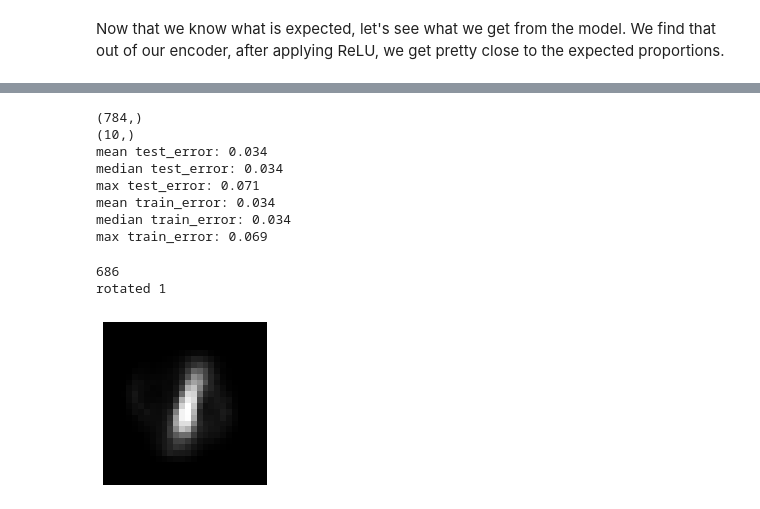
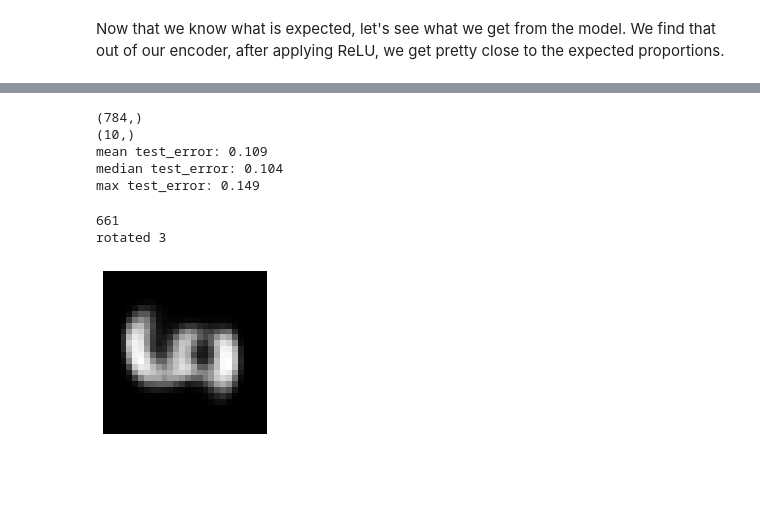
Before and after one commit to suraj-adewale/sc_bulk_ood, a Jupyter notebook: experiments/ssDIVA_stacked_mnist.ipynb, the cells around one changed output, grey strips where cells are left out. Drawn from its saved outputs; the diff is of its cells as text; code cells hidden in the pictures; blank space fills up the shorter version.

```diff
--- a/experiments/ssDIVA_stacked_mnist.ipynb
+++ b/experiments/ssDIVA_stacked_mnist.ipynb
@@ -364,7 +363,11 @@ def sample_z(args):
 
 
 # Sampling latent space
+z_slack = Lambda(sample_z, output_shape = (n_z, ), name="z_samp_slack")([mu_slack, l_sigma_slack, n_z])
 z_prop = Lambda(sample_z, output_shape = (n_z, ), name="z_samp_prop")([mu_prop, l_sigma_prop, n_z])
+z_rot = Lambda(sample_z, output_shape = (n_label, ), name="z_samp_rot")([mu_rot, l_sigma_rot, n_label])
+
+z_concat = concat([z_slack, z_prop, z_rot])
 # %% [markdown]
 ## Decoder + Classifiers
 # %%
@@ -747,0 +678,31 @@ plt.show()
+# %%
+plot_idx = 0
+
+z_slack, mu_prop, z_rot = encoder.predict(X_stack_train, batch_size=batch_size)
+encoded_X0 = mu_prop[plot_idx]
+rotated_vec = z_rot[plot_idx]
+print(f"1-hot encoded condition vector: {Y_stack_train[plot_idx]}\n")
+
+print(f"output from encoder: {encoded_X0}")
+
+encoded_X0[encoded_X0<0] = 0
+print(f"output from encoder (ReLU applied): {encoded_X0}")
+
+print(f"rotation: {label_train[plot_idx]}")
+print(f"rotation (noReLU applied): {rotated_vec}")
+rotated_vec[rotated_vec<0] = 0
+print(f"rotation (ReLU applied): {rotated_vec}")
+
+z_slack, mu_prop, z_rot = encoder.predict(X_stack_train_r, batch_size=batch_size)
+encoded_X0 = mu_prop[plot_idx]
+rotated_vec = z_rot[plot_idx]
+
+print(f"1-hot encoded condition vector: {Y_stack_train_r[plot_idx]}")
+print(f"output from encoder (no ReLU applied): {encoded_X0}")
+encoded_X0[encoded_X0<0] = 0
+print(f"output from encoder (ReLU applied): {encoded_X0}")
+
+print(f"rotation: {label_train[200000+plot_idx]}")
+print(f"output from encoder (noReLU applied): {rotated_vec}")
+rotated_vec[rotated_vec<0] = 0
+print(f"output from encoder (ReLU applied): {rotated_vec}")
@@ -800,32 +900,20 @@ def sum_abs_error(y_pred, y_true):
 def mean_abs_error(y_pred, y_true):
   return np.mean(abs(y_pred - y_true))
 
-output_prop_test = encoder.predict(X_full_test, batch_size=batch_size)
+z_slack, mu_prop, z_rot = encoder.predict(X_full_test, batch_size=batch_size)
 
-test_error = [mean_abs_error(output_prop_test[idx], Y_full_test[idx])
+test_error = [mean_abs_error(mu_prop[idx], Y_full_test[idx])
                   for idx in range(0, X_full_test.shape[0])]
 
 print(f"mean test_error: {np.round(np.mean(test_error), decimals=3)}\n"
       f"median test_error: {np.round(np.median(test_error), decimals=3)}\n"
       f"max test_error: {np.round(np.max(test_error), decimals=3)}")
-
-
-output_prop = encoder.predict(X_full_train, batch_size=batch_size)
-train_error = [mean_abs_error(output_prop[idx], Y_full_train[idx])
-                  for idx in range(0, X_full_train.shape[0])]
-
-print(f"mean train_error: {np.round(np.mean(train_error), decimals=3)}\n"
-      f"median train_error: {np.round(np.median(train_error), decimals=3)}\n"
-      f"max train_error: {np.round(np.max(train_error), decimals=3)}")
 # %% [output]
 (784,)
 (10,)
-mean test_error: 0.034
-median test_error: 0.034
-max test_error: 0.071
-mean train_error: 0.034
-median train_error: 0.034
-max train_error: 0.069
+mean test_error: 0.109
+median test_error: 0.104
+max test_error: 0.149
 # %%
 
 def method_sample_z(args):
@@ -836,48 +924,48 @@ def method_sample_z(args):
 def sample_digit(digit, Y_test, digit_scale, rotate):
   digit_idx = np.where(Y_test == digit)
 
-  label_vec = np.array([1., 0.]).reshape((1, 2))
+  label_vec = np.array([1., -1.]).reshape((1, 2))
   if rotate:
-    label_vec = np.array([0., 1.]).reshape((1, 2))
+    label_vec = np.array([-1., 1.]).reshape((1, 2))
 
   pred_input = X_full_test[digit_idx[0]]
   rand_idx = np.random.choice(pred_input.shape[0], size=batch_size, replace=False)
   pred_input = pred_input[rand_idx]
 
-  test_X, test_mu, test_label, test_lsigma = cls_prop_vae.predict(pred_input, batch_size=batch_size)
+  test_X, test_mu, test_label, test_lsigma = known_prop_vae.predict(pred_input, batch_size=batch_size)
 
   encoded_X0 = np.ones(10)*0.0001
   encoded_X0[digit] = digit_scale
   rand_lsigma = np.random.random_integers(low = 0, high = 249)
   z_0_digit = method_sample_z([encoded_X0, test_lsigma])
   z_0_digit = z_0_digit[rand_lsigma].reshape((1,10))
   return(z_0_digit)
 
-digit_img = 1
+digit_img = 3
 
 keep_rot_idx = Y_full_test[:,digit_img] > 0.9
 print(sum(keep_rot_idx))
 X_example = X_full_test[keep_rot_idx,]
 z_slack, mu_prop, z_rot = encoder.predict(X_example[0:batch_size,:], batch_size=batch_size)
 
 z_0_digit = sample_digit(digit_img, Y_test, 10, rotate=True)
 plt.figure(figsize=(3, 3))
 
 # it is rotated
-rotate_1hot = np.array([0., 10.])
+rotate_1hot = np.array([-10., 10.])
 
 # slack, prop, rot
 slack_sample = z_slack[0]
 slack_sample = [0,0,0,0,0,0,0,0,0,0]
 pred_input = np.concatenate([slack_sample, z_0_digit[0], rotate_1hot]).reshape((1,22))
 
 print(f"rotated {digit_img}")
 plt.imshow(decoder.predict(pred_input).reshape(28,28), cmap = plt.cm.gray), axis('off')
 plt.show()
 # %% [output]
-686
-rotated 1
+661
+rotated 3
-[figure, old version]
+[figure, new version]
 # %%
 img_it = 0
 sides = 10
```
Also changed, not shown: parts of 33 cells of this notebook, 4 other files.
